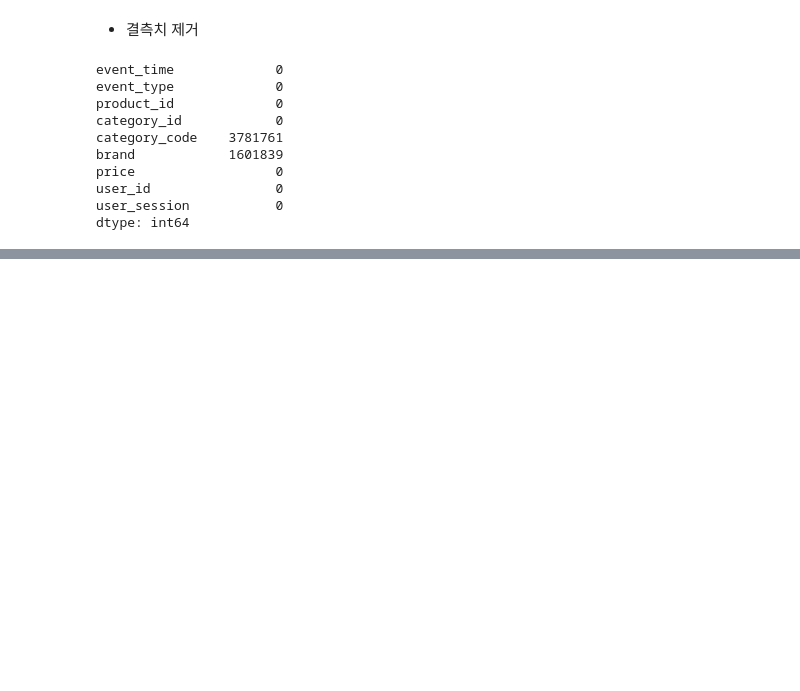
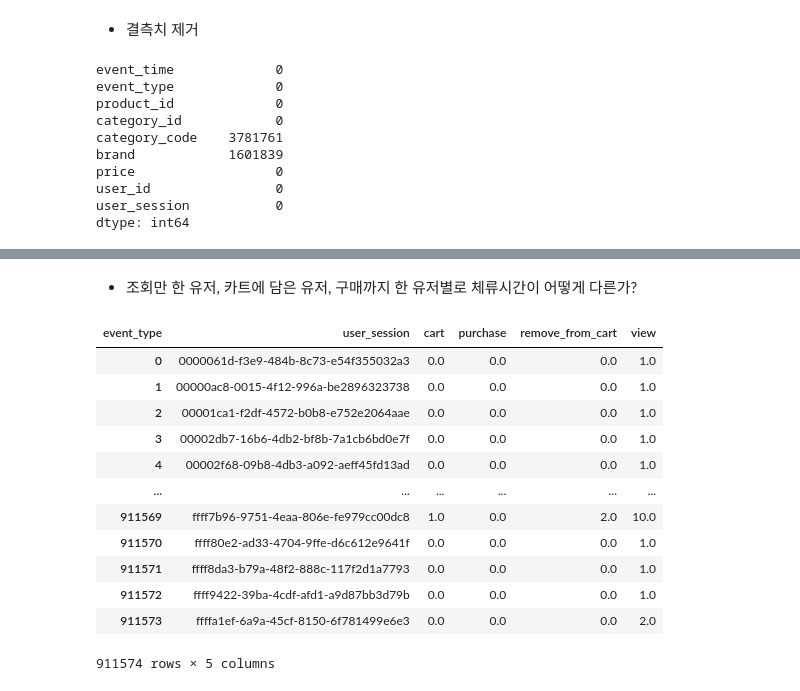
Before and after one commit to YDHYDHDONG/Funnel_Analysis, a Jupyter notebook: 사용자_행동_로그_데이터를_활용한_퍼널_분석.ipynb, the cells around one changed output, grey strips where cells are left out. Drawn from its saved outputs; the diff is of its cells as text; code cells hidden in the pictures; blank space fills up the shorter version.

```diff
--- a/사용자_행동_로그_데이터를_활용한_퍼널_분석.ipynb
+++ b/사용자_행동_로그_데이터를_활용한_퍼널_분석.ipynb
@@ -120,0 +312,19 @@ dtype: int64
+# %% [markdown]
+- 조회만 한 유저, 카트에 담은 유저, 구매까지 한 유저별로 체류시간이 어떻게 다른가?
+# %%
+session_pivot = pd.pivot_table(data=data, index='user_session', columns='event_type', values='event_time', aggfunc='count').reset_index().fillna(0)
+session_pivot
+# %% [output]
+| event_type | user_session | cart | purchase | remove_from_cart | view |
+| 0 | 0000061d-f3e9-484b-8c73-e54f355032a3 | 0.0 | 0.0 | 0.0 | 1.0 |
+| 1 | 00000ac8-0015-4f12-996a-be2896323738 | 0.0 | 0.0 | 0.0 | 1.0 |
+| 2 | 00001ca1-f2df-4572-b0b8-e752e2064aae | 0.0 | 0.0 | 0.0 | 1.0 |
+| 3 | 00002db7-16b6-4db2-bf8b-7a1cb6bd0e7f | 0.0 | 0.0 | 0.0 | 1.0 |
+| 4 | 00002f68-09b8-4db3-a092-aeff45fd13ad | 0.0 | 0.0 | 0.0 | 1.0 |
+| ... | ... | ... | ... | ... | ... |
+| 911569 | ffff7b96-9751-4eaa-806e-fe979cc00dc8 | 1.0 | 0.0 | 2.0 | 10.0 |
+| 911570 | ffff80e2-ad33-4704-9ffe-d6c612e9641f | 0.0 | 0.0 | 0.0 | 1.0 |
+| 911571 | ffff8da3-b79a-48f2-888c-117f2d1a7793 | 0.0 | 0.0 | 0.0 | 1.0 |
+| 911572 | ffff9422-39ba-4cdf-afd1-a9d87bb3d79b | 0.0 | 0.0 | 0.0 | 1.0 |
+| 911573 | ffffa1ef-6a9a-45cf-8150-6f781499e6e3 | 0.0 | 0.0 | 0.0 | 2.0 |
+911574 rows × 5 columns
```
Also changed, not shown: parts of 32 cells of this notebook.
